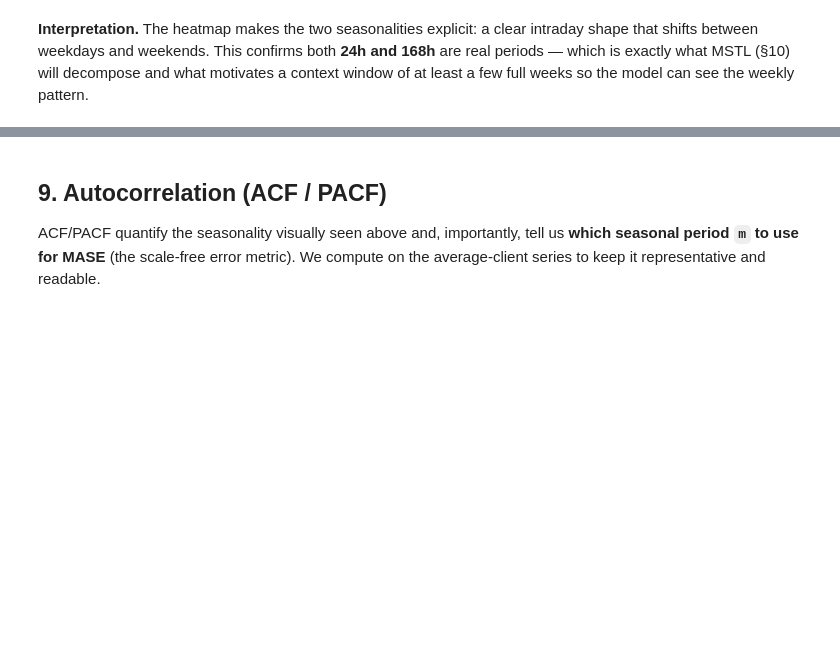
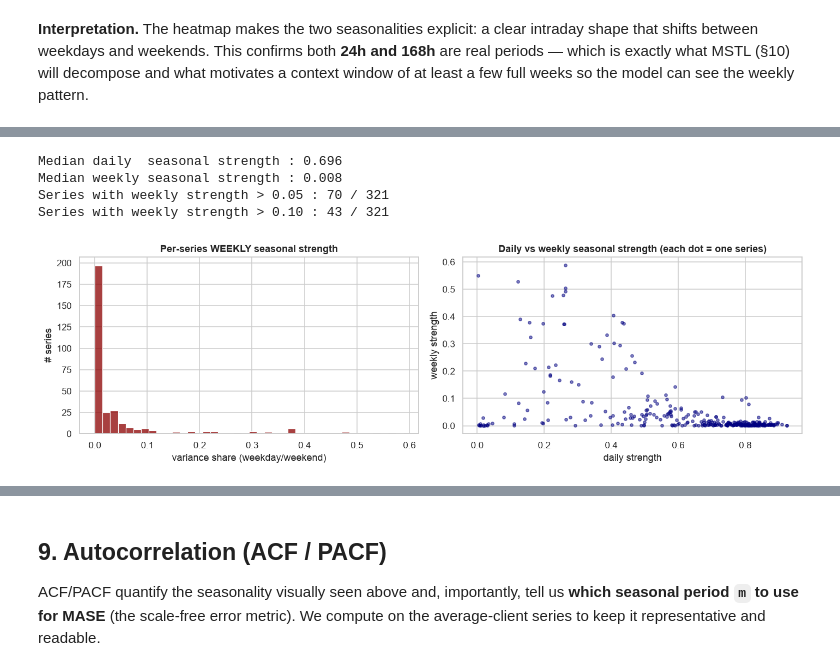
Before and after one commit to mskayacioglu/energy-demand-forecasting-foundation-models, a Jupyter notebook: notebooks/01_exploratory_data_analysis.ipynb, the cells around one changed output, grey strips where cells are left out. Drawn from its saved outputs; the diff is of its cells as text; code cells hidden in the pictures; blank space fills up the shorter version.

```diff
--- a/notebooks/01_exploratory_data_analysis.ipynb
+++ b/notebooks/01_exploratory_data_analysis.ipynb
@@ -536,0 +560,39 @@ few full weeks so the model can see the weekly pattern.
+# %%
+# Orthogonal per-series variance decomposition: daily (hour-of-day) vs the extra weekly
+# (weekday/weekend) modulation. Every series counts equally, unlike the scale-weighted aggregate.
+#   daily  share = var(hour-of-day mean profile) / var(series)
+#   weekly share = var(hour-of-week profile - hour-of-day profile) / var(series)
+# The two parts are orthogonal by construction, so they are additive (both <= total seasonal share).
+hour_idx = wide.index.hour.to_numpy()
+how_idx = wide.index.dayofweek.to_numpy() * 24 + hour_idx        # hour-of-week, 0..167
+
+def seasonal_strength(col):
+    y = col.to_numpy(dtype="float64")
+    v = y.var()
+    if not np.isfinite(v) or v == 0:
+        return pd.Series({"daily": np.nan, "weekly": np.nan})
+    s = pd.Series(y)
+    dprof = s.groupby(hour_idx).transform("mean").to_numpy()     # hour-of-day mean profile
+    wprof = s.groupby(how_idx).transform("mean").to_numpy()      # hour-of-week mean profile
+    return pd.Series({"daily": dprof.var() / v, "weekly": (wprof - dprof).var() / v})
+
+strength = wide.apply(seasonal_strength).T                       # rows=series, cols=[daily, weekly]
+print(f"Median daily  seasonal strength : {strength['daily'].median():.3f}")
+print(f"Median weekly seasonal strength : {strength['weekly'].median():.3f}")
+print(f"Series with weekly strength > 0.05 : {int((strength['weekly'] > 0.05).sum())} / {len(strength)}")
+print(f"Series with weekly strength > 0.10 : {int((strength['weekly'] > 0.10).sum())} / {len(strength)}")
+
+fig, axes = plt.subplots(1, 2, figsize=(13, 4))
+sns.histplot(strength["weekly"].dropna(), bins=40, ax=axes[0], color="darkred")
+axes[0].set(title="Per-series WEEKLY seasonal strength", xlabel="variance share (weekday/weekend)",
+            ylabel="# series")
+axes[1].scatter(strength["daily"], strength["weekly"], s=12, alpha=0.5, color="navy")
+axes[1].set(title="Daily vs weekly seasonal strength (each dot = one series)",
+            xlabel="daily strength", ylabel="weekly strength")
+plt.tight_layout(); plt.show()
+# %% [output]
+Median daily  seasonal strength : 0.696
+Median weekly seasonal strength : 0.008
+Series with weekly strength > 0.05 : 70 / 321
+Series with weekly strength > 0.10 : 43 / 321
+[figure, added]
```
Also changed, not shown: parts of 9 cells of this notebook.
